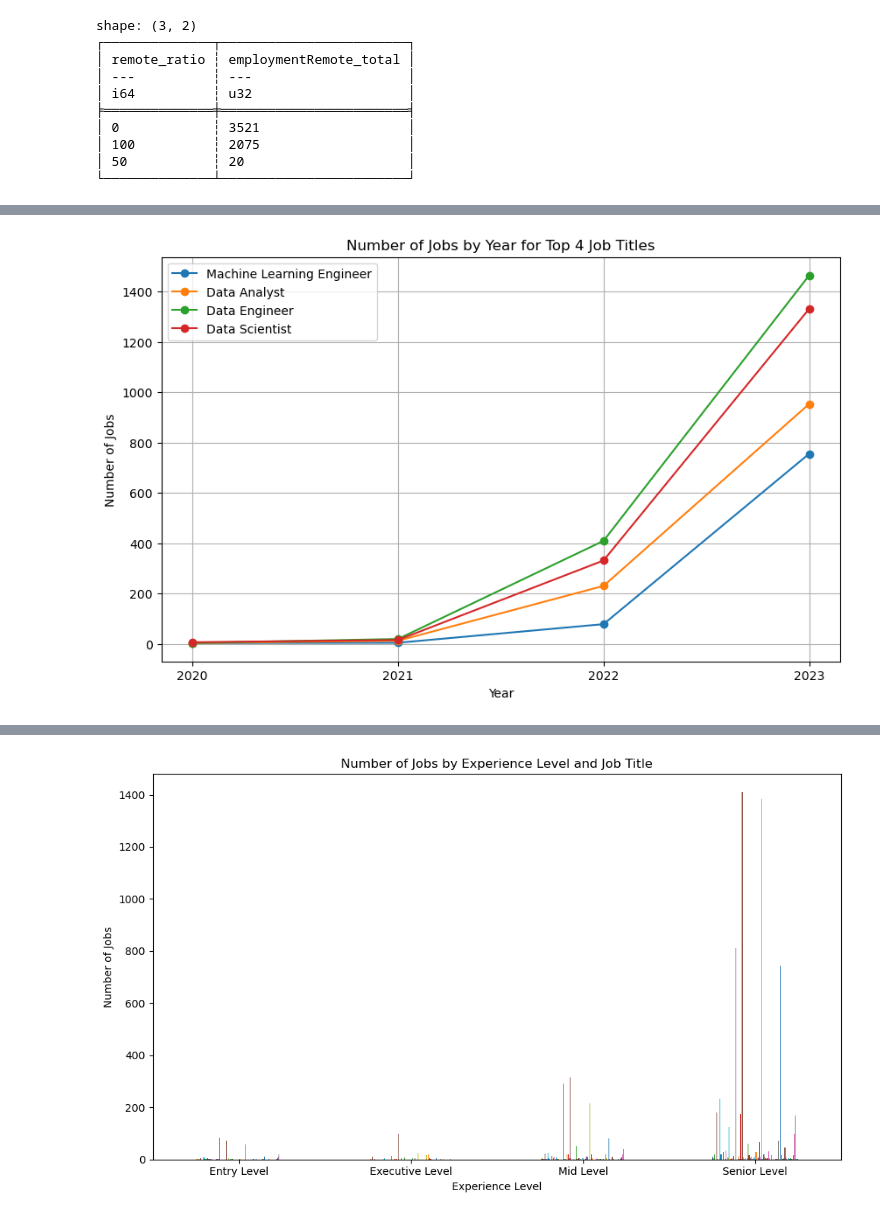
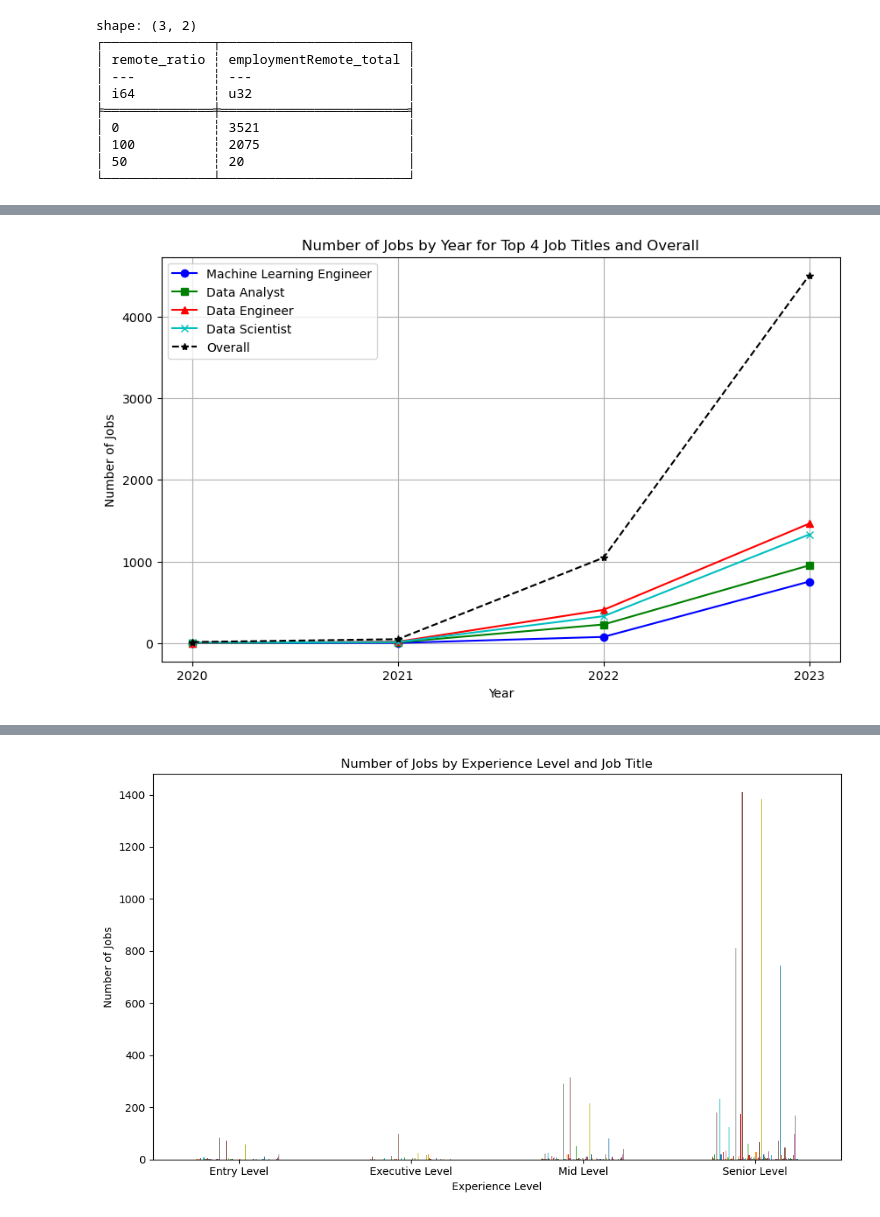
Before and after one commit to rsm-cds006/452FinalGroupProject, a Jupyter notebook: Code.ipynb, the cells around one changed output, grey strips where cells are left out. Drawn from its saved outputs; the diff is of its cells as text; code cells hidden in the pictures.

```diff
--- a/Code.ipynb
+++ b/Code.ipynb
@@ -495,53 +495,66 @@ shape: (10, 3)
 └───────────────┴──────────────────┴────────────────────────────────┘
 # %%
 #Find Number of Jobs by year and then display in line graph
-# Define the filters
+# Define the filters and job titles
 fullTime = ['FT']
 theStates = ['US']
 top4jobtitles = ['Machine Learning Engineer', 'Data Analyst', 'Data Engineer', 'Data Scientist']
 
-
-# Initialize an empty list to store line plots
-line_plots = []
-
-# Initialize the figure for plotting before the loop
+# Initialize the figure for plotting
 plt.figure(figsize=(10, 6))
 
 # Define markers and colors for differentiation
 markers = ['o', 's', '^', 'x']
 colors = ['b', 'g', 'r', 'c']
 
+# Calculate the overall job count for each year across all specified job titles
+overall_job_data = (
+    df
+    .filter(pl.col('employment_type').is_in(fullTime))
+    .filter(pl.col('employee_residence').is_in(theStates))
+    .filter(pl.col('job_title').is_in(top4jobtitles))
+    .groupby(['work_year'])
+    .agg([
+        pl.count().alias('total_job_count')
+    ])
+).to_pandas()
+
+# Sort the overall job data by 'work_year'
+overall_job_data.sort_values(by='work_year', inplace=True)
+
 # Filter and count total for each job title by work_year
-for job_title in top4jobtitles:
+for idx, job_title in enumerate(top4jobtitles):
     employeeExperienceLevelwJobTitle = (
         df
         .filter(pl.col('employment_type').is_in(fullTime))
         .filter(pl.col('employee_residence').is_in(theStates))
         .filter(pl.col('job_title') == job_title)
         .groupby(['work_year'])
         .agg([
             pl.count().alias('job_count')
         ])
     )
 
     # Convert to pandas DataFrame
     employeeExperienceLevelwJobTitle_df = employeeExperienceLevelwJobTitle.to_pandas()
 
     # Sort the DataFrame by 'work_year' to ensure correct order
     employeeExperienceLevelwJobTitle_df.sort_values(by='work_year', inplace=True)
 
     # Plotting in a line graph for each job title
-    line_plot, = plt.plot(employeeExperienceLevelwJobTitle_df['work_year'], employeeExperienceLevelwJobTitle_df['job_count'], marker='o', linestyle='-', label=job_title)
-    line_plots.append(line_plot)
+    plt.plot(employeeExperienceLevelwJobTitle_df['work_year'], employeeExperienceLevelwJobTitle_df['job_count'], marker=markers[idx], linestyle='-', color=colors[idx], label=job_title)
+
+# Plot the overall trend
+plt.plot(overall_job_data['work_year'], overall_job_data['total_job_count'], marker='*', linestyle='--', color='black', label='Overall')
 
 # Set the title, labels, grid, and legend for the plot
-plt.title('Number of Jobs by Year for Top 4 Job Titles')
+plt.title('Number of Jobs by Year for Top 4 Job Titles and Overall')
 plt.xlabel('Year')
 plt.ylabel('Number of Jobs')
 plt.grid(True)
-plt.legend(handles=line_plots)
+plt.legend()
 
 # Display the line graph
 plt.show()
 # %% [output]
-[figure, old version]
+[figure, new version]
```
Also changed, not shown: parts of 13 cells of this notebook, 1 other file.
